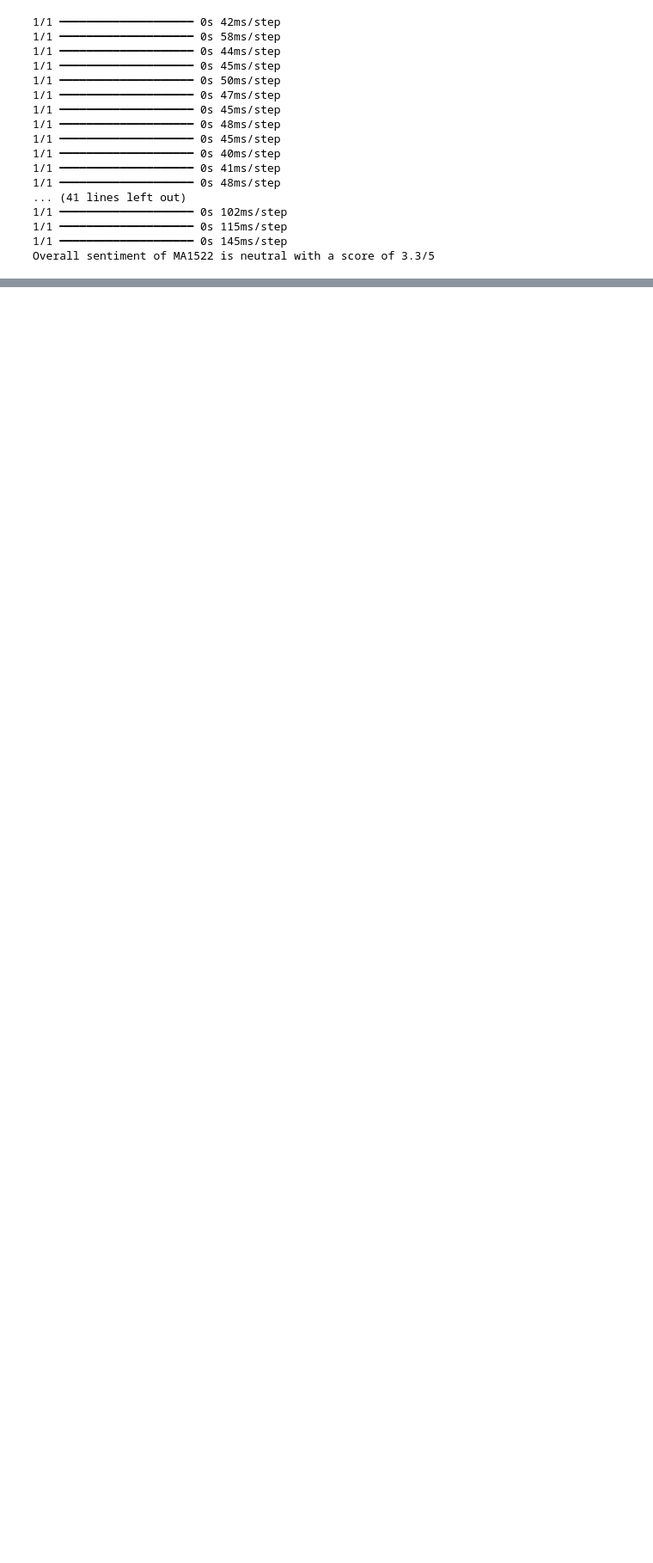
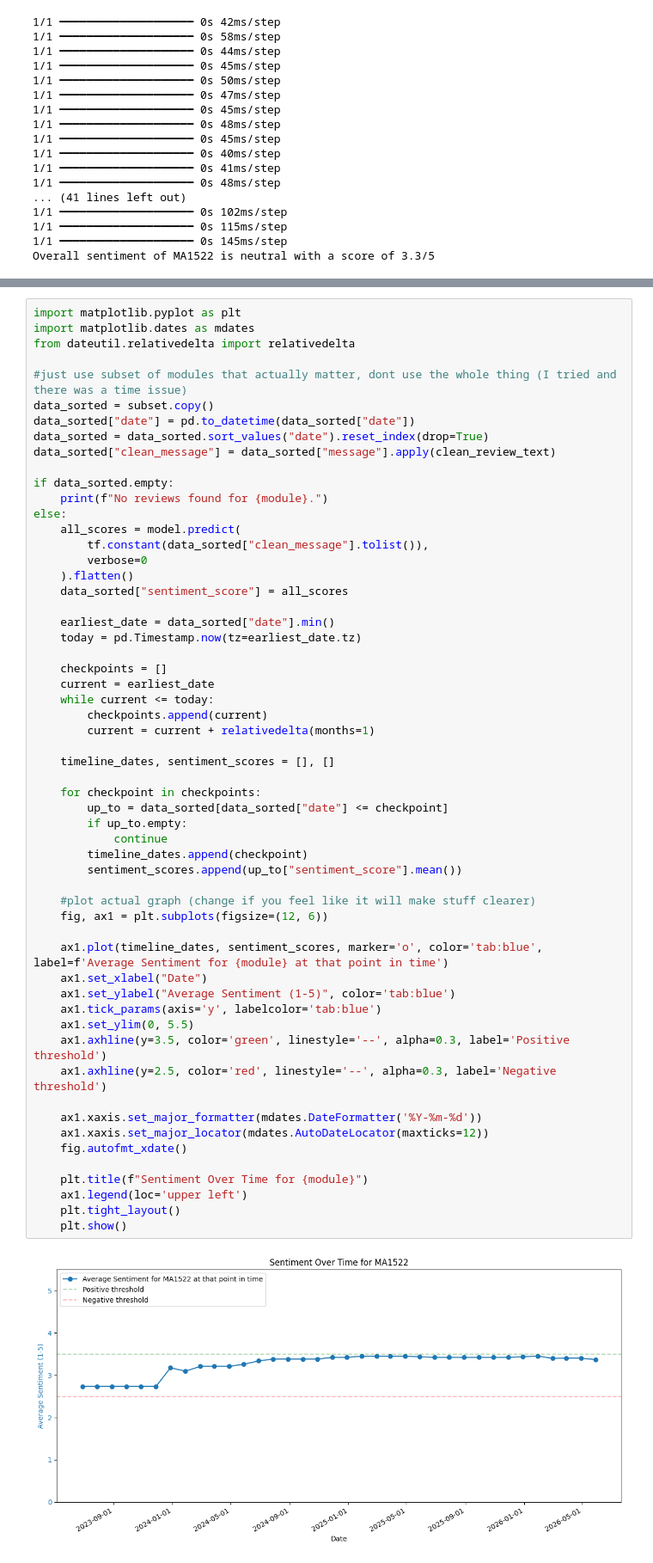
Before and after one commit to thadduslee/Orbital-2026, a Jupyter notebook: Base_file.ipynb, the cells around one changed output, grey strips where cells are left out. Shown at 86% size. Drawn from its saved outputs; the diff is of its cells as text; blank space fills up the shorter version.

Commit message:
Added in Sentiment Over TIme Graph (Recommit because I forgot to add commit message previously)

```diff
--- a/Base_file.ipynb
+++ b/Base_file.ipynb
@@ -406,0 +409,59 @@ Overall sentiment of MA1522 is neutral with a score of 3.3/5
+# %%
+import matplotlib.pyplot as plt
+import matplotlib.dates as mdates
+from dateutil.relativedelta import relativedelta
+
+#just use subset of modules that actually matter, dont use the whole thing (I tried and there was a time issue)
+data_sorted = subset.copy()
+data_sorted["date"] = pd.to_datetime(data_sorted["date"])
+data_sorted = data_sorted.sort_values("date").reset_index(drop=True)
+data_sorted["clean_message"] = data_sorted["message"].apply(clean_review_text)
+
+if data_sorted.empty:
+    print(f"No reviews found for {module}.")
+else:
+    all_scores = model.predict(
+        tf.constant(data_sorted["clean_message"].tolist()),
+        verbose=0
+    ).flatten()
+    data_sorted["sentiment_score"] = all_scores
+
+    earliest_date = data_sorted["date"].min()
+    today = pd.Timestamp.now(tz=earliest_date.tz)
+
+    checkpoints = []
+    current = earliest_date
+    while current <= today:
+        checkpoints.append(current)
+        current = current + relativedelta(months=1)
+
+    timeline_dates, sentiment_scores = [], []
+
+    for checkpoint in checkpoints:
+        up_to = data_sorted[data_sorted["date"] <= checkpoint]
+        if up_to.empty:
+            continue
+        timeline_dates.append(checkpoint)
+        sentiment_scores.append(up_to["sentiment_score"].mean())
+
+    #plot actual graph (change if you feel like it will make stuff clearer)
+    fig, ax1 = plt.subplots(figsize=(12, 6))
+
+    ax1.plot(timeline_dates, sentiment_scores, marker='o', color='tab:blue', label=f'Average Sentiment for {module} at that point in time')
+    ax1.set_xlabel("Date")
+    ax1.set_ylabel("Average Sentiment (1-5)", color='tab:blue')
+    ax1.tick_params(axis='y', labelcolor='tab:blue')
+    ax1.set_ylim(0, 5.5)
+    ax1.axhline(y=3.5, color='green', linestyle='--', alpha=0.3, label='Positive threshold')
+    ax1.axhline(y=2.5, color='red', linestyle='--', alpha=0.3, label='Negative threshold')
+
+    ax1.xaxis.set_major_formatter(mdates.DateFormatter('%Y-%m-%d'))
+    ax1.xaxis.set_major_locator(mdates.AutoDateLocator(maxticks=12))
+    fig.autofmt_xdate()
+
+    plt.title(f"Sentiment Over Time for {module}")
+    ax1.legend(loc='upper left')
+    plt.tight_layout()
+    plt.show()
+# %% [output]
+[figure, added]
```
Also changed, not shown: parts of 1 cell of this notebook.
